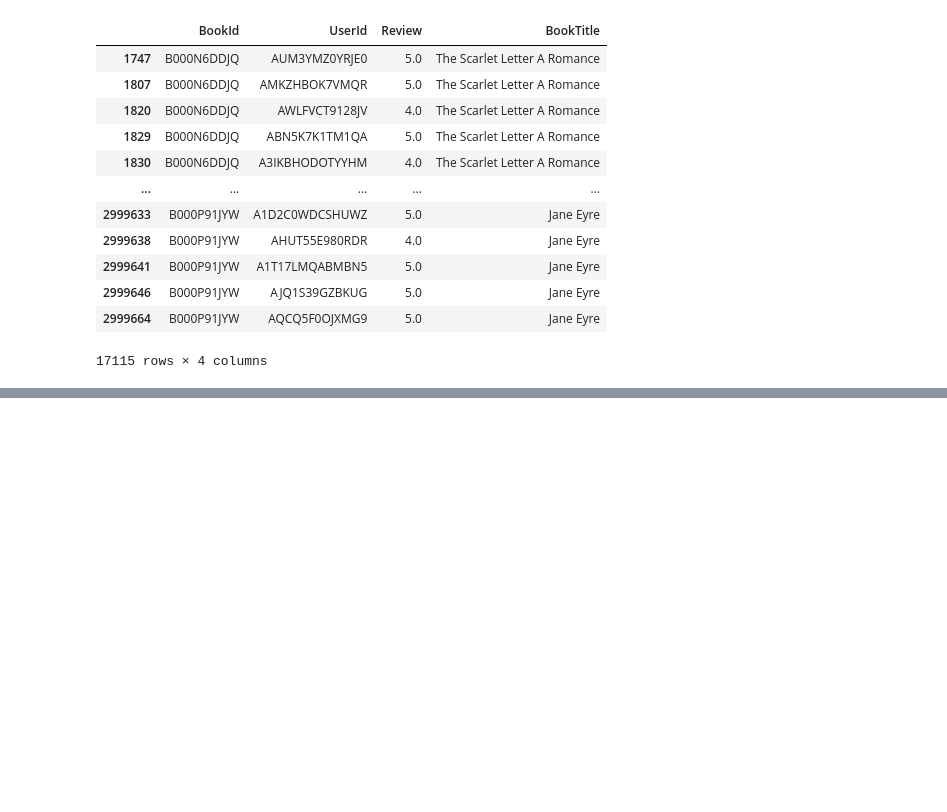
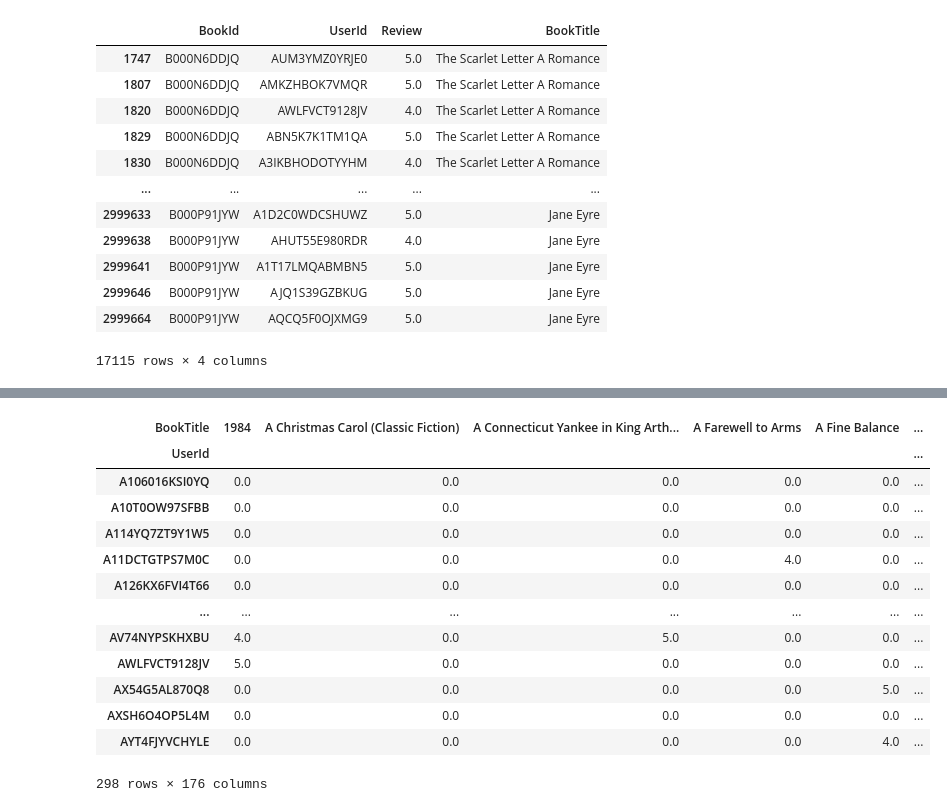
Before and after one commit to ThaboJChesane/COS730, a Jupyter notebook: RecommenderSystem.ipynb, the cells around one changed output, grey strips where cells are left out. Saved outputs shown, nothing was run; the diff lists cells and outputs as text; code cells hidden in the pictures; blank space fills up the shorter version.

```diff
--- a/RecommenderSystem.ipynb
+++ b/RecommenderSystem.ipynb
@@ -114,0 +172,18 @@ reviewsDataFrame.to_csv('/Users/thabochesane/Desktop/path2/reviews.csv')
+# %%
+x.fillna(0, inplace=True)
+x
+# %% [output]
+| BookTitle | 1984 | A Christmas Carol (Classic Fiction) | A Connecticut Yankee in King Arth... | A Farewell to Arms | A Fine Balance | ... |
+| UserId |  |  |  |  |  | ... |
+| A106016KSI0YQ | 0.0 | 0.0 | 0.0 | 0.0 | 0.0 | ... |
+| A10T0OW97SFBB | 0.0 | 0.0 | 0.0 | 0.0 | 0.0 | ... |
+| A114YQ7ZT9Y1W5 | 0.0 | 0.0 | 0.0 | 0.0 | 0.0 | ... |
+| A11DCTGTPS7M0C | 0.0 | 0.0 | 0.0 | 4.0 | 0.0 | ... |
+| A126KX6FVI4T66 | 0.0 | 0.0 | 0.0 | 0.0 | 0.0 | ... |
+| ... | ... | ... | ... | ... | ... | ... |
+| AV74NYPSKHXBU | 4.0 | 0.0 | 5.0 | 0.0 | 0.0 | ... |
+| AWLFVCT9128JV | 5.0 | 0.0 | 0.0 | 0.0 | 0.0 | ... |
+| AX54G5AL870Q8 | 0.0 | 0.0 | 0.0 | 0.0 | 5.0 | ... |
+| AXSH6O4OP5L4M | 0.0 | 0.0 | 0.0 | 0.0 | 0.0 | ... |
+| AYT4FJYVCHYLE | 0.0 | 0.0 | 0.0 | 0.0 | 4.0 | ... |
+298 rows × 176 columns
```
Also changed, not shown: parts of 7 cells of this notebook.
